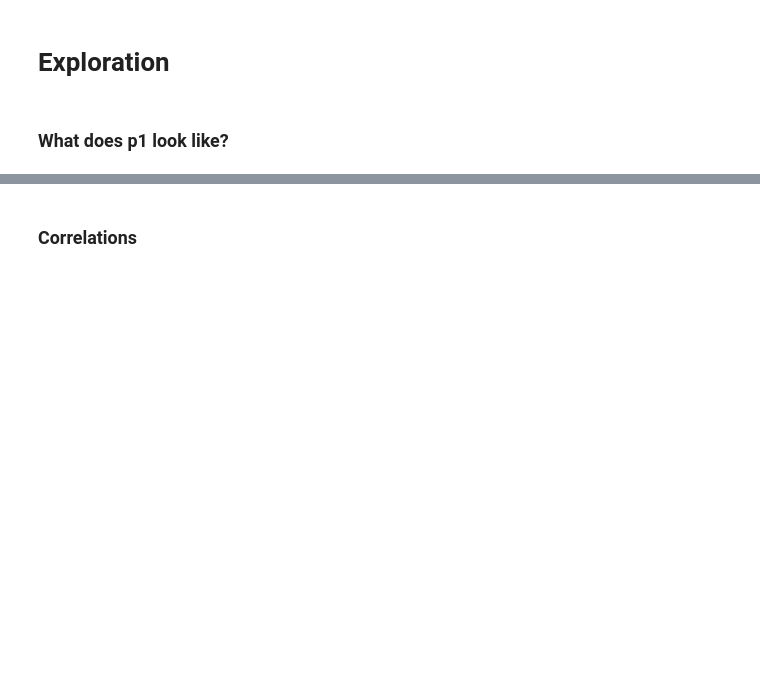
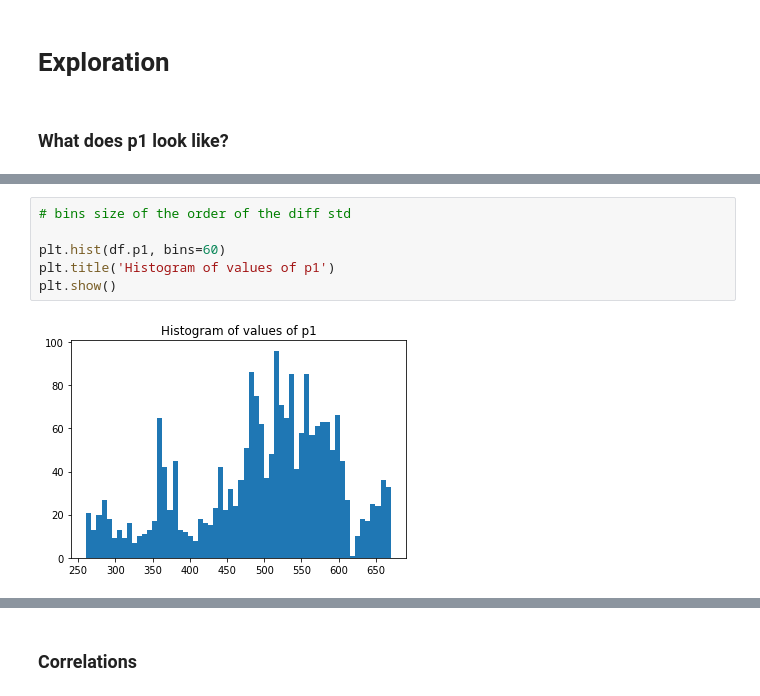
Before and after one commit to inesmezerreg/TimeSeries-Forecasting, a Jupyter notebook: exploration.ipynb, the cells around one changed output, grey strips where cells are left out. Saved outputs shown, nothing was run; the diff lists cells and outputs as text; blank space fills up the shorter version.

```diff
--- a/exploration.ipynb
+++ b/exploration.ipynb
@@ -111,0 +121,8 @@ plt.show()
+# %%
+# bins size of the order of the diff std
+
+plt.hist(df.p1, bins=60)
+plt.title('Histogram of values of p1')
+plt.show()
+# %% [output]
+[figure, added]
```
Also changed, not shown: parts of 25 cells of this notebook.
